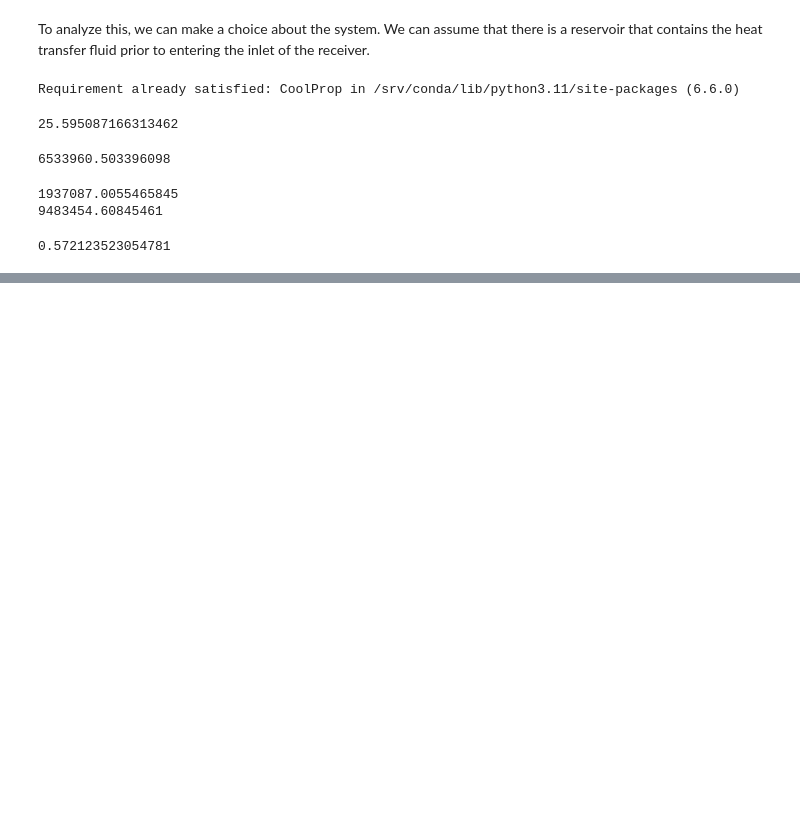
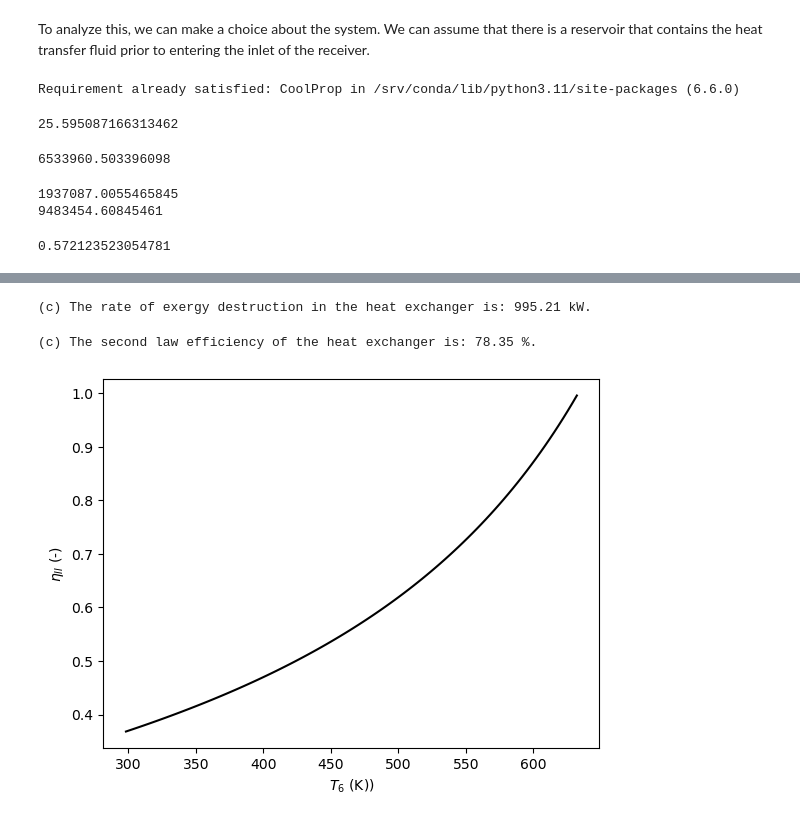
Before and after one commit to mtsn-lab/me146-246, a Jupyter notebook: scripts/collectorEfficiency.ipynb, the cells around one changed output, grey strips where cells are left out. Saved outputs shown, nothing was run; the diff lists cells and outputs as text; code cells hidden in the pictures; blank space fills up the shorter version.

```diff
--- a/scripts/collectorEfficiency.ipynb
+++ b/scripts/collectorEfficiency.ipynb
@@ -190,0 +191,15 @@ plt.savefig('eta-mdot.png')
+# %%
+Xdestroyed_kW = mdotWater_kgPerS*((state2.h - state3.h) - T0*(state2.s - state3.s)) + mdot_kgPerS*(((h7 - h8 )/1000) - (T0*(s7 - s8)/1000) )
+
+print('(c) The rate of exergy destruction in the heat exchanger is: {0:1.2f} kW.'.format(Xdestroyed_kW))
+# %% [output]
+(c) The rate of exergy destruction in the heat exchanger is: 995.21 kW.
+# %%
+cold = mdotWater_kgPerS*((state3.h - state2.h) - T0*(state3.s - state2.s)) # 3 minus 2
+hot = mdot_kgPerS*(((h7 - h8 )/1000) - (T0*(s7 - s8)/1000) )  # 7 minus 8
+
+eta_II_HX = cold/hot
+
+print('(c) The second law efficiency of the heat exchanger is: {0:1.2f} %.'.format(eta_II_HX*100))
+# %% [output]
+(c) The second law efficiency of the heat exchanger is: 78.35 %.
@@ -190,0 +209,42 @@ plt.savefig('eta-mdot.png')
+# %%
+plt.figure()
+plt.clf()
+steps = 100
+
+Tmax_K = 359+273.15
+h0_kJperKg = PropsSI('H','T',T0,'P',p0,fluidHeatTransfer)
+T0_K = T0
+s0_kJperKgperK = s0
+
+T_ = np.linspace(25+273.15, Tmax_K, steps) # range of temperatures
+h0_ = np.linspace(h0_kJperKg, h0_kJperKg, steps)
+T0_ = np.linspace(T0_K, T0_K, steps)
+s0_ = np.linspace(s0_kJperKgperK, s0_kJperKgperK, steps)
+Xsun_ = np.linspace(XdotSun_W, XdotSun_W, steps)
+
+T6_ = T_
+s6_ = [PropsSI('S','T',t,'P',p6,fluidHeatTransfer) for t in T_]
+h6_ = [PropsSI('H','T',t,'P',p6,fluidHeatTransfer) for t in T_]
+
+s7_ = np.linspace(s7, s7, steps)
+h7_ = np.linspace(h7, h7, steps)
+T7_ = np.linspace(T7, T7, steps)
+QdotIn_W_ = np.linspace(QdotIn_W, QdotIn_W, steps)
+XdotSun_W_ = np.linspace(XdotSun_W,XdotSun_W,steps)
+
+mdot_ = QdotIn_W_/(h7_ - h6_)
+
+XdotInlet_W_ = mdot_*((h6_ - h0_) - T0_*(s6_ - s0_))
+XdotOutlet_W_ = mdot_*((h7_ - h0_) - T0_*(s7_ - s0_))
+
+DeltaT76_ = T7_ - T_
+
+eta_II_ = XdotOutlet_W_/(XdotInlet_W_ + XdotSun_W_)
+
+plt.plot(T_, eta_II_, 'k-')
+
+plt.xlabel('$T_{6}$ (K))')
+plt.ylabel('$\eta_{II}$ (-)')
+plt.savefig('eta-Tin.png')
+# %% [output]
+[figure, added]
```
Also changed, not shown: parts of 17 cells of this notebook.
